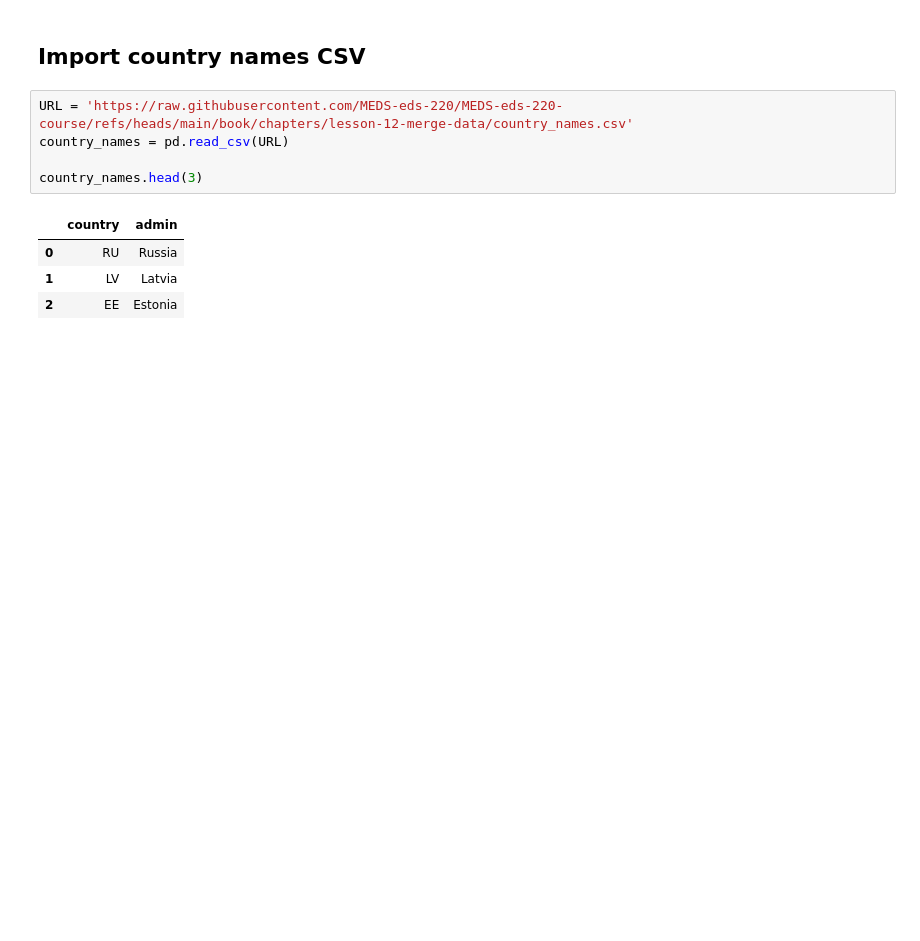
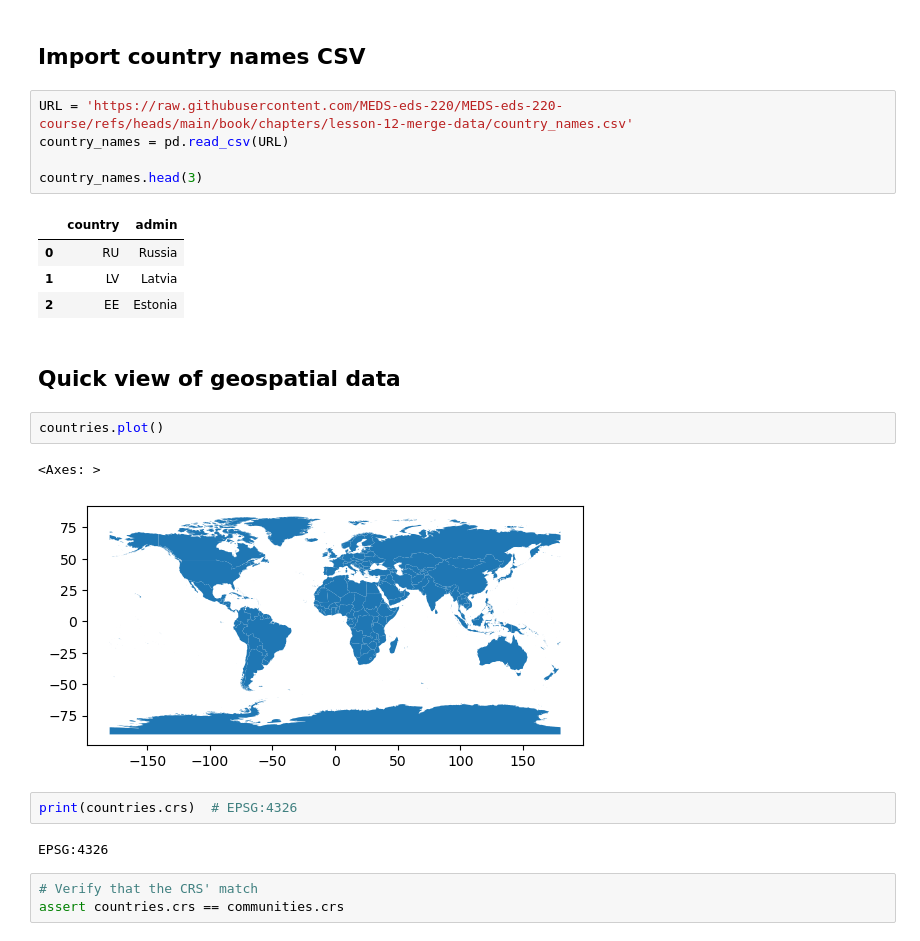
Before and after one commit to kailani-boop/eds220-in-class, a Jupyter notebook: Week6/week-6-merge-reproject-STUDENTS.ipynb, the cells around one changed output. Cells and saved outputs as stored; diff of their text form; blank space fills up the shorter version.

```diff
--- a/Week6/week-6-merge-reproject-STUDENTS.ipynb
+++ b/Week6/week-6-merge-reproject-STUDENTS.ipynb
@@ -67,3 +67,17 @@ country_names.head(3)
 | 0 | RU | Russia |
 | 1 | LV | Latvia |
 | 2 | EE | Estonia |
+# %% [markdown]
+## Quick view of geospatial data
+# %%
+countries.plot()
+# %% [output]
+<Axes: >
+[figure, added]
+# %%
+print(countries.crs)  # EPSG:4326
+# %% [output]
+EPSG:4326
+# %%
+# Verify that the CRS' match
+assert countries.crs == communities.crs
```
Also changed, not shown: parts of 32 cells of this notebook.
